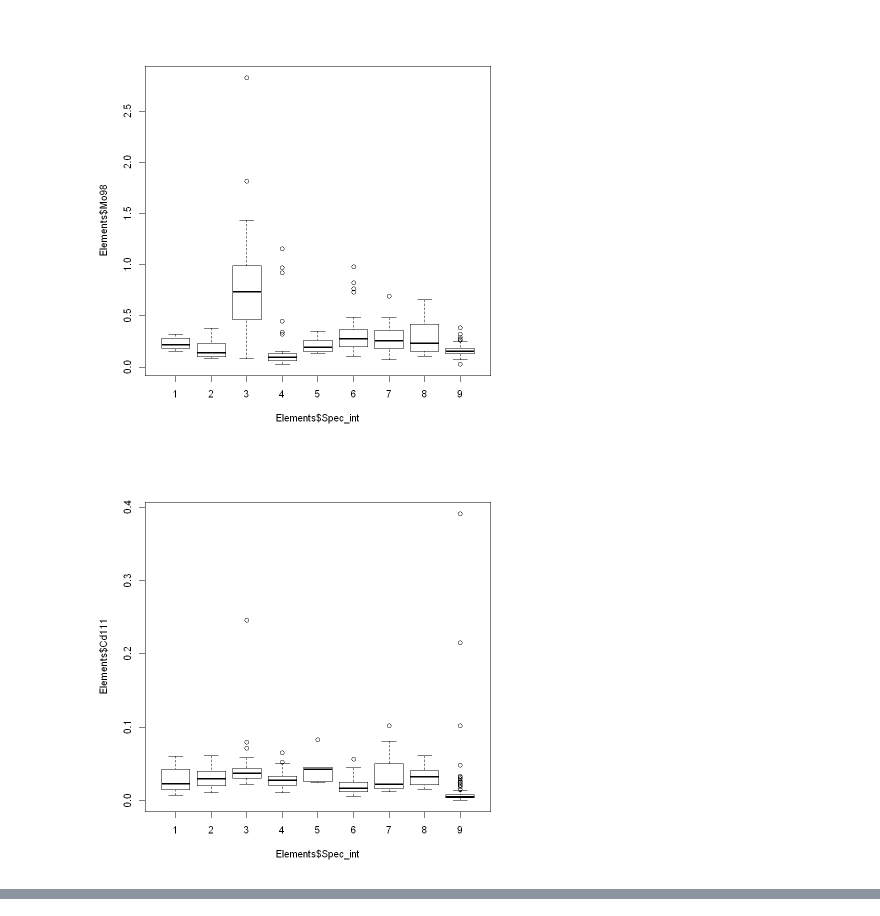
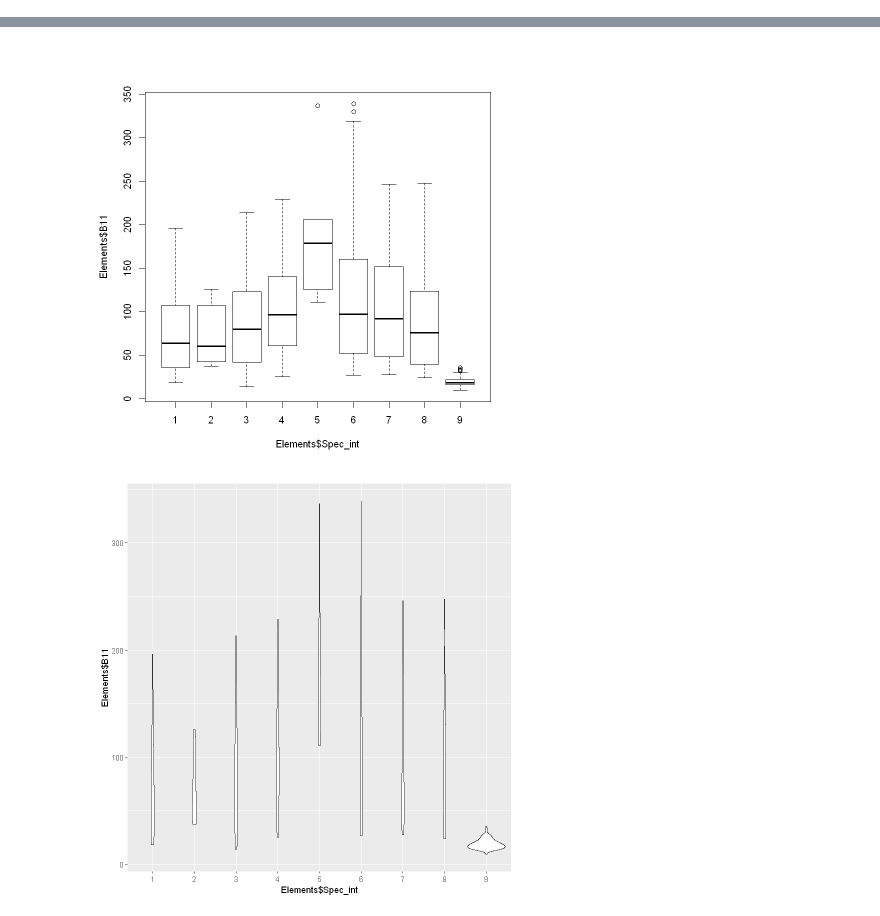
Before and after one commit to Kovacs-Lab/Aim-3, a Jupyter notebook: Ionomics/Boxplots/Boxplots_X.ipynb, the cells around one changed output, grey strips where cells are left out. Saved outputs shown, nothing was run; the diff lists cells and outputs as text; code cells hidden in the pictures.

Commit message:
Added violin plots

```diff
--- a/Ionomics/Boxplots/Boxplots_X.ipynb
+++ b/Ionomics/Boxplots/Boxplots_X.ipynb
@@ -141,8 +58,7 @@ boxplot(Elements$Sr88~Elements$Spec_int)
-# %%
-boxplot(Elements$Mo98~Elements$Spec_int)
-# %% [output]
-[figure, removed]
-# %%
-boxplot(Elements$Cd111~Elements$Spec_int)
-# %% [output]
-[figure, removed]
+# %%
+boxplot(Elements$B11~Elements$Spec_int) #Boron
+Elements$Spec_int <- as.factor(Elements$Spec_int)
+Boron <- ggplot(Elements, aes(x=Elements$Spec_int, y=Elements$B11)) +
+  geom_violin()
+Boron
+# %% [output]
@@ -148,0 +67,2 @@ boxplot(Elements$Cd111~Elements$Spec_int)
+[figure, added]
+[figure, added]
```
Also changed, not shown: parts of 37 cells of this notebook, 1 other file.
